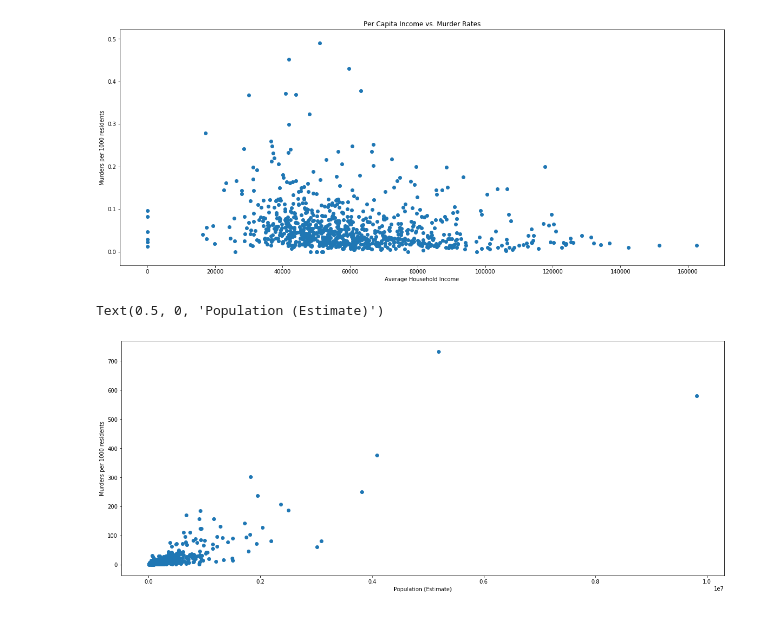
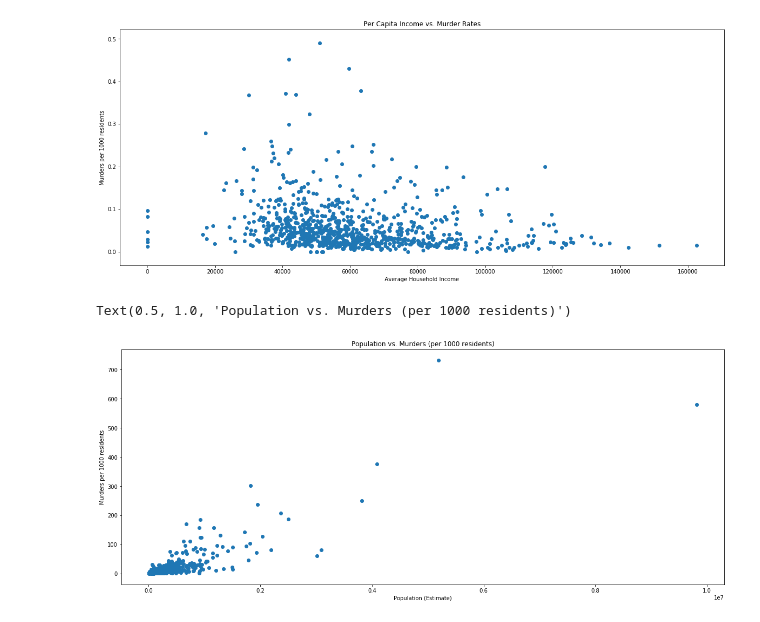
Before and after one commit to jstetter/project-1, a Jupyter notebook: project_1.ipynb, the cells around one changed output. Cells and saved outputs as stored; diff of their text form; code cells hidden in the pictures.

```diff
--- a/project_1.ipynb
+++ b/project_1.ipynb
@@ -186,8 +186,8 @@ plt.rcParams["figure.figsize"] = (20,8)
 # %%
 plt.scatter(combined_df3['Population (Estimate)'], combined_df3['MRD'])
 plt.ylabel('Murders per 1000 residents')
 plt.xlabel('Population (Estimate)')
-plt.title()
+plt.title('Population vs. Murders (per 1000 residents)')
 # %% [output]
-Text(0.5, 0, 'Population (Estimate)')
+Text(0.5, 1.0, 'Population vs. Murders (per 1000 residents)')
-[figure, old version]
+[figure, new version]
```
Also changed, not shown: parts of 1 cell of this notebook.
